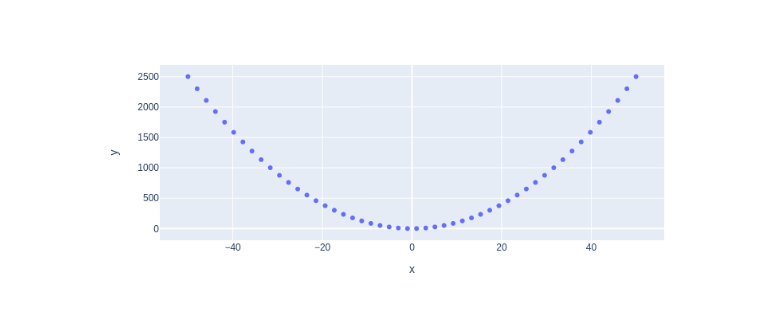
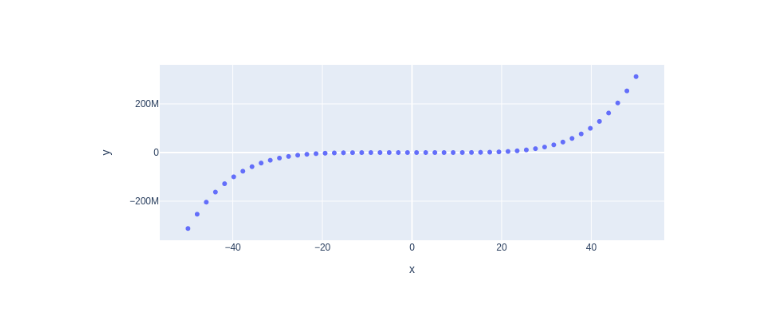
Before and after one commit to SirVL/my-notebooks-repo, a Jupyter notebook: experiment1.ipynb, the cells around one changed output. Saved outputs shown, nothing was run; the diff lists cells and outputs as text; code cells hidden in the pictures.

```diff
--- a/experiment1.ipynb
+++ b/experiment1.ipynb
@@ -6,7 +6,7 @@ import plotly.express as px
 x = np.linspace(start=-50, stop=50)
 
 # y-axis data points
-y = x ** 2
+y = x ** 5
 
 # define the plot
 fig = px.scatter(x=x, y=y)
@@ -17 +16 @@ fig.show()
-[figure, old version]
+[figure, new version]
```
Also changed, not shown: parts of 1 cell of this notebook.
